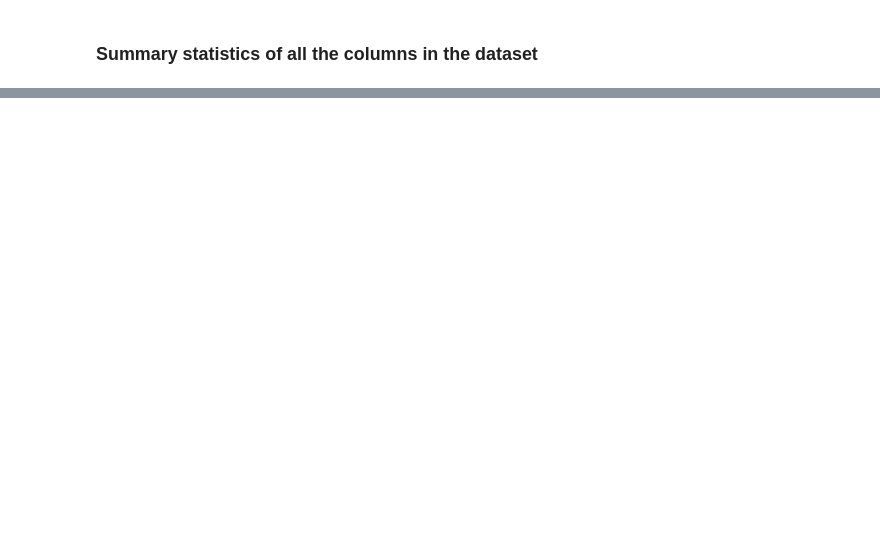
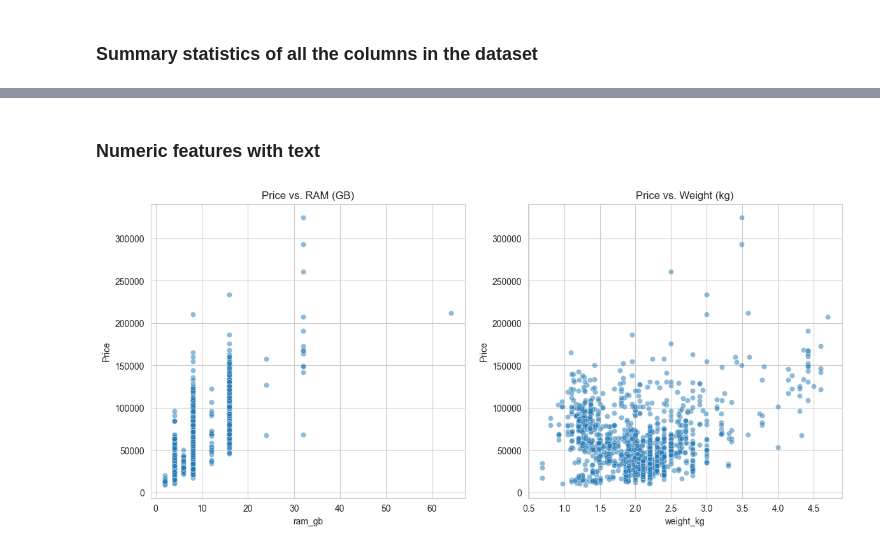
Before and after one commit to IamAbhinav03/laptop_price_task, a Jupyter notebook: notebooks/data_exploration.ipynb, the cells around one changed output, grey strips where cells are left out. Drawn from its saved outputs; the diff is of its cells as text; code cells hidden in the pictures; blank space fills up the shorter version.

```diff
--- a/notebooks/data_exploration.ipynb
+++ b/notebooks/data_exploration.ipynb
@@ -79,0 +159,17 @@ Index(['Company', 'TypeName', 'Inches', 'ScreenResolution', 'Cpu', 'Ram',
+# %% [markdown]
+### Numeric features with text
+# %%
+df['ram_gb'] = df['Ram'].str.replace('GB', '').astype(int)
+df['weight_kg'] = df['Weight'].str.replace('kg', '').astype(float)
+
+plt.figure(figsize=(14, 6))
+plt.subplot(1, 2, 1)
+sns.scatterplot(x='ram_gb', y='Price', data=df, alpha=0.5)
+plt.title('Price vs. RAM (GB)')
+
+plt.subplot(1, 2, 2)
+sns.scatterplot(x='weight_kg', y='Price', data=df, alpha=0.5)
+plt.title('Price vs. Weight (kg)')
+plt.show()
+# %% [output]
+[figure, added]
```
Also changed, not shown: parts of 7 cells of this notebook.
